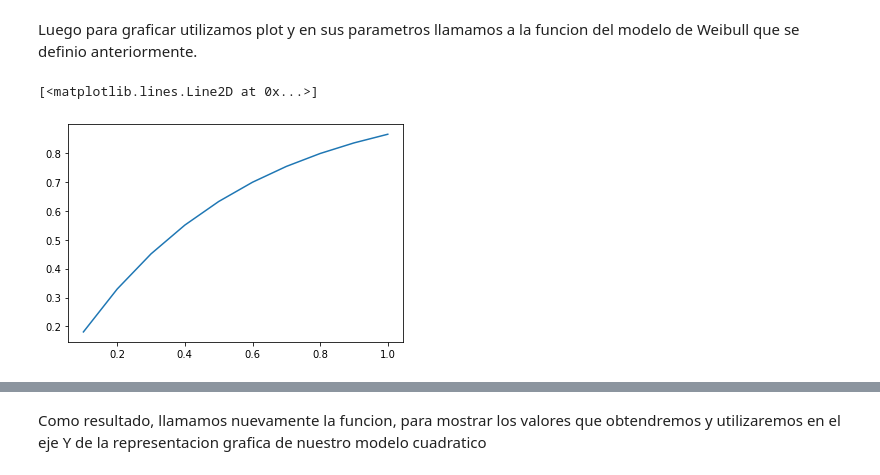
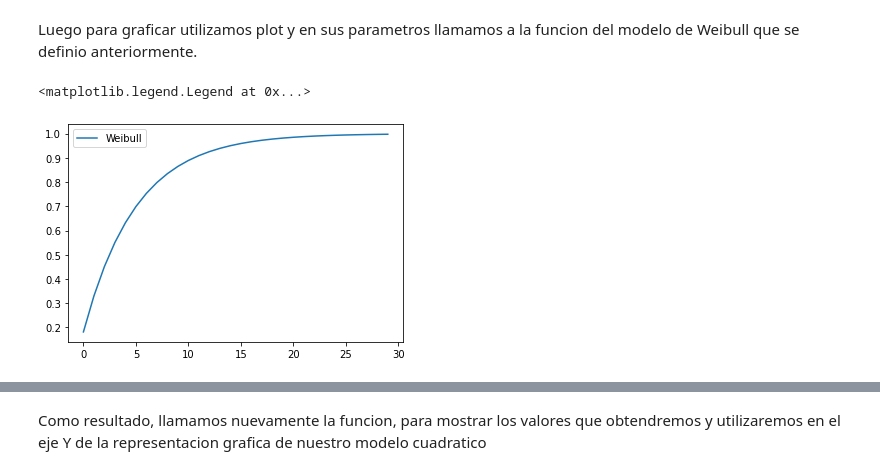
Before and after one commit to Eithilgan/Calculo-Avanzado, a Jupyter notebook: Actividad Optimizacion/M2optimizacion.ipynb, the cells around one changed output, grey strips where cells are left out. Cells and saved outputs as stored; diff of their text form; code cells hidden in the pictures.

```diff
--- a/Actividad Optimizacion/M2optimizacion.ipynb
+++ b/Actividad Optimizacion/M2optimizacion.ipynb
@@ -30,6 +29,7 @@ en el documento 'guion'.
 # %%
-t = np.linspace(0.1, 1, 10)
+t = np.linspace(0.1, 3, 30)
 a = 2.0
+b = 0.5
 # %% [markdown]
 Definiremos el modelo a modo de funcion con los parametros que necesitaremos para
 que esta retorne el resultado de la funcion Weibull.
@@ -40,7 +44,8 @@ def Weibull(t,a):
 # %% [markdown]
 Luego para graficar utilizamos plot y en sus parametros llamamos a la funcion del modelo de Weibull que se definio anteriormente.
 # %%
-plt.plot(t,Weibull(t,a))
+plt.plot(Weibull(t,a),label='Weibull')
+plt.legend()
 # %% [output]
-[<matplotlib.lines.Line2D at 0x...>]
+<matplotlib.legend.Legend at 0x...>
-[figure, old version]
+[figure, new version]
```
Also changed, not shown: parts of 10 cells of this notebook, 1 other file.
